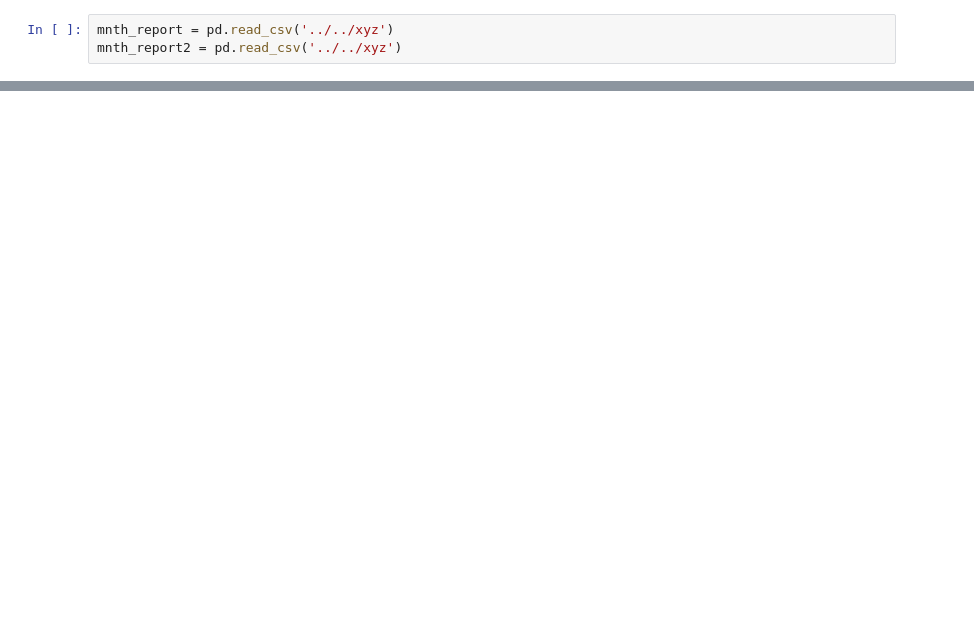
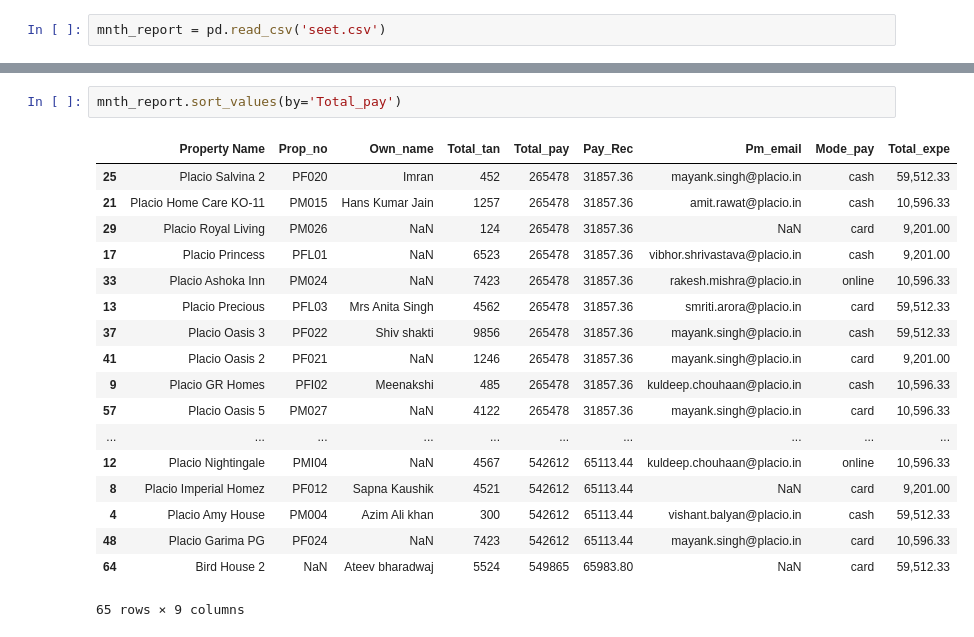
Before and after one commit to nerdyk3/placio_financial, a Jupyter notebook: monthly_property_Report.ipynb, the cells around one changed output, grey strips where cells are left out. Drawn from its saved outputs; the diff is of its cells as text; blank space fills up the shorter version.

```diff
--- a/monthly_property_Report.ipynb
+++ b/monthly_property_Report.ipynb
@@ -19,3 +21,2 @@ monthly_property_Report.ipynb
 # %%
-mnth_report = pd.read_csv('../../xyz')
-mnth_report2 = pd.read_csv('../../xyz')
+mnth_report = pd.read_csv('seet.csv')
@@ -41,0 +57,21 @@ mlt.show()
+# %%
+mnth_report.sort_values(by='Total_pay')
+# %% [output]
+|  | Property Name | Prop_no | Own_name | Total_tan | Total_pay | Pay_Rec | Pm_email | Mode_pay | Total_expe |
+| 25 | Placio Salvina 2 | PF020 | Imran | 452 | 265478 | 31857.36 | mayank.singh@placio.in | cash | 59,512.33 |
+| 21 | Placio Home Care KO-11 | PM015 | Hans Kumar Jain | 1257 | 265478 | 31857.36 | amit.rawat@placio.in | cash | 10,596.33 |
+| 29 | Placio Royal Living | PM026 | NaN | 124 | 265478 | 31857.36 | NaN | card | 9,201.00 |
+| 17 | Placio Princess | PFL01 | NaN | 6523 | 265478 | 31857.36 | vibhor.shrivastava@placio.in | cash | 9,201.00 |
+| 33 | Placio Ashoka Inn | PM024 | NaN | 7423 | 265478 | 31857.36 | rakesh.mishra@placio.in | online | 10,596.33 |
+| 13 | Placio Precious | PFL03 | Mrs Anita Singh | 4562 | 265478 | 31857.36 | smriti.arora@placio.in | card | 59,512.33 |
+| 37 | Placio Oasis 3 | PF022 | Shiv shakti | 9856 | 265478 | 31857.36 | mayank.singh@placio.in | cash | 59,512.33 |
+| 41 | Placio Oasis 2 | PF021 | NaN | 1246 | 265478 | 31857.36 | mayank.singh@placio.in | card | 9,201.00 |
+| 9 | Placio GR Homes | PFI02 | Meenakshi | 485 | 265478 | 31857.36 | kuldeep.chouhaan@placio.in | cash | 10,596.33 |
+| 57 | Placio Oasis 5 | PM027 | NaN | 4122 | 265478 | 31857.36 | mayank.singh@placio.in | card | 10,596.33 |
+| ... | ... | ... | ... | ... | ... | ... | ... | ... | ... |
+| 12 | Placio Nightingale | PMI04 | NaN | 4567 | 542612 | 65113.44 | kuldeep.chouhaan@placio.in | online | 10,596.33 |
+| 8 | Placio Imperial Homez | PF012 | Sapna Kaushik | 4521 | 542612 | 65113.44 | NaN | card | 9,201.00 |
+| 4 | Placio Amy House | PM004 | Azim Ali khan | 300 | 542612 | 65113.44 | vishant.balyan@placio.in | cash | 59,512.33 |
+| 48 | Placio Garima PG | PF024 | NaN | 7423 | 542612 | 65113.44 | mayank.singh@placio.in | card | 10,596.33 |
+| 64 | Bird House 2 | NaN | Ateev bharadwaj | 5524 | 549865 | 65983.80 | NaN | card | 59,512.33 |
+65 rows × 9 columns
```
Also changed, not shown: parts of 14 cells of this notebook, 1 other file.
